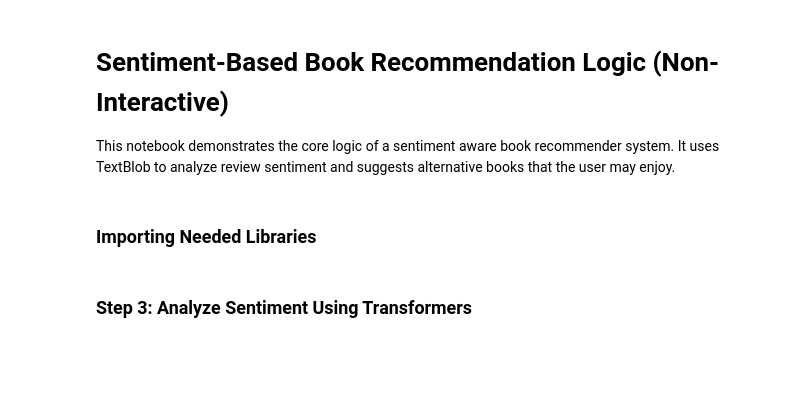
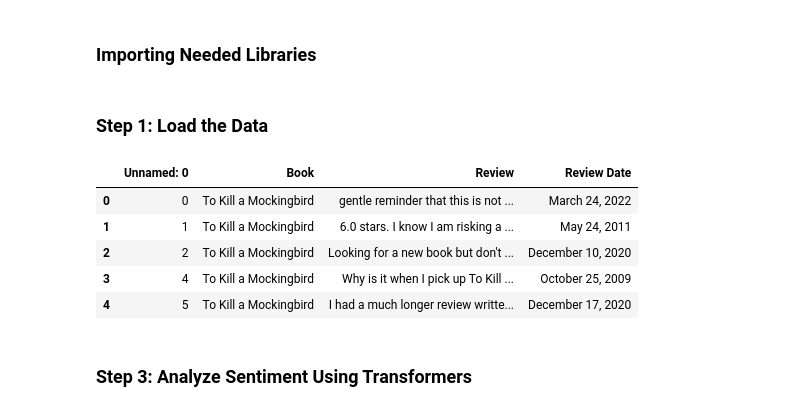
Before and after one commit to xcindyyyx/book-sentiment-project, a Jupyter notebook: notebook/sentiment_analysis.ipynb, the cells around one changed output. Drawn from its saved outputs; the diff is of its cells as text; code cells hidden in the pictures; blank space fills up the shorter version.

```diff
--- a/notebook/sentiment_analysis.ipynb
+++ b/notebook/sentiment_analysis.ipynb
@@ -1,8 +1,3 @@
-# %% [markdown]
-# Sentiment-Based Book Recommendation Logic (Non-Interactive)
-
-This notebook demonstrates the core logic of a sentiment aware book recommender system.
-It uses TextBlob to analyze review sentiment and suggests alternative books that the user may enjoy.
-# %% [markdown]
-### Importing Needed Libraries
+# %% [markdown]
+### Importing Needed Libraries
 # %%
@@ -11,6 +8,18 @@ from transformers import pipeline
 from textwrap import wrap
 
 from collections import Counter
+# %% [markdown]
+### Step 1: Load the Data
+# %%
+df = pd.read_csv(r"../data/cleaned_data.csv")
+df.head()
+# %% [output]
+|  | Unnamed: 0 | Book | Review | Review Date |
+| 0 | 0 | To Kill a Mockingbird | gentle reminder that this is not ... | March 24, 2022 |
+| 1 | 1 | To Kill a Mockingbird | 6.0 stars. I know I am risking a ... | May 24, 2011 |
+| 2 | 2 | To Kill a Mockingbird | Looking for a new book but don't ... | December 10, 2020 |
+| 3 | 4 | To Kill a Mockingbird | Why is it when I pick up To Kill ... | October 25, 2009 |
+| 4 | 5 | To Kill a Mockingbird | I had a much longer review writte... | December 17, 2020 |
 # %% [markdown]
 ### Step 3: Analyze Sentiment Using Transformers
 # %%
```
Also changed, not shown: parts of 2 cells of this notebook.
